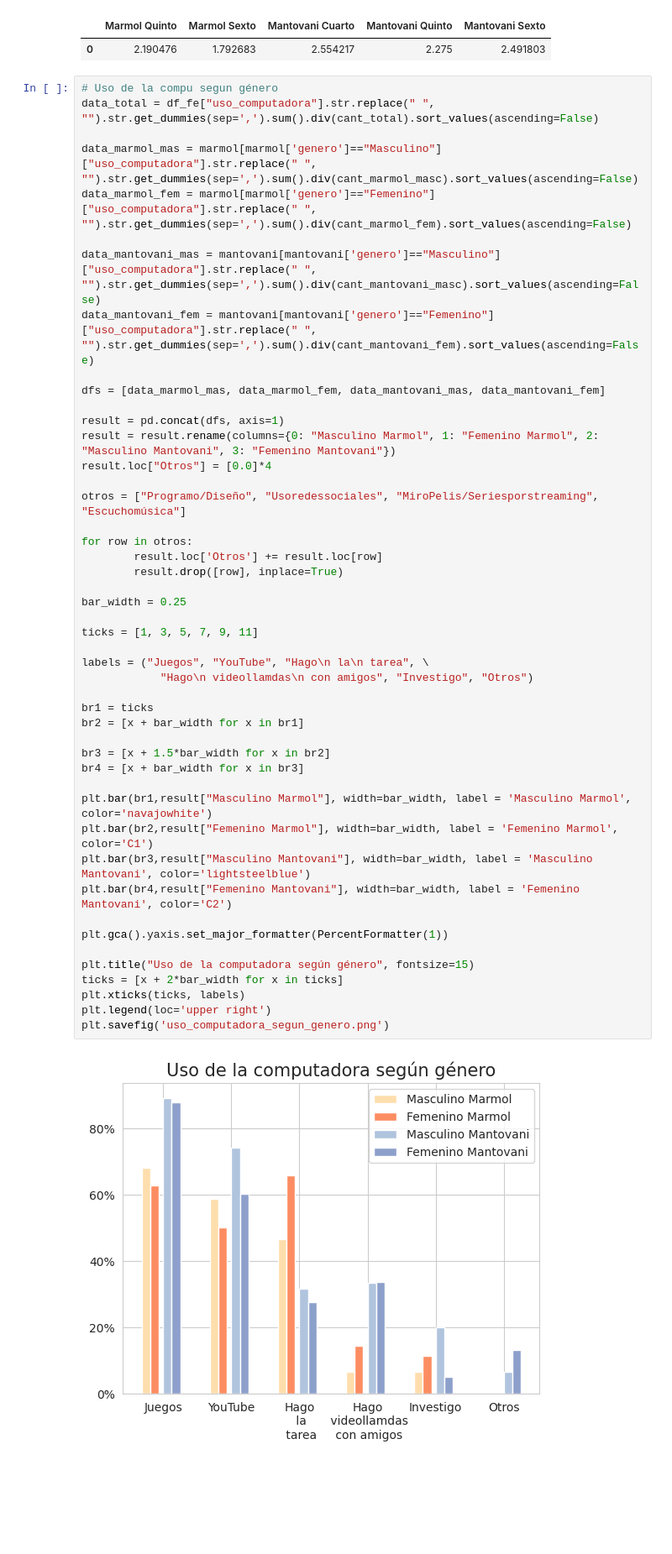
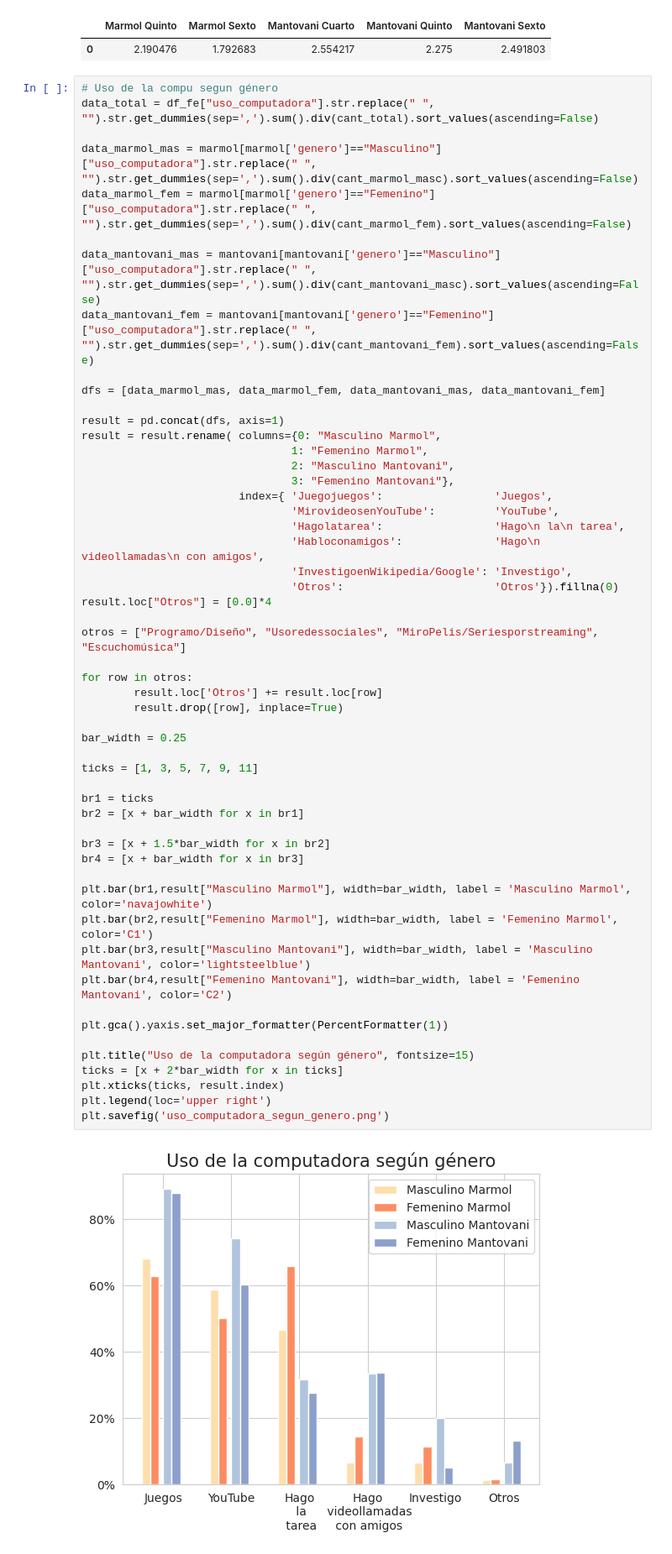
Before and after one commit to fedesassone/tesis, a Jupyter notebook: notebooks/poblacional/Poblacional.ipynb, the cells around one changed output. Shown at 84% size. Drawn from its saved outputs; the diff is of its cells as text; blank space fills up the shorter version.

```diff
--- a/notebooks/poblacional/Poblacional.ipynb
+++ b/notebooks/poblacional/Poblacional.ipynb
@@ -526,42 +526,48 @@ data_mantovani_fem = mantovani[mantovani['genero']=="Femenino"]["uso_computadora
 dfs = [data_marmol_mas, data_marmol_fem, data_mantovani_mas, data_mantovani_fem]
 
 result = pd.concat(dfs, axis=1)
-result = result.rename(columns={0: "Masculino Marmol", 1: "Femenino Marmol", 2: "Masculino Mantovani", 3: "Femenino Mantovani"})
+result = result.rename( columns={0: "Masculino Marmol",
+                                1: "Femenino Marmol",
+                                2: "Masculino Mantovani",
+                                3: "Femenino Mantovani"},
+                        index={ 'Juegojuegos':                 'Juegos',
+                                'MirovideosenYouTube':         'YouTube',
+                                'Hagolatarea':                 'Hago\n la\n tarea',
+                                'Habloconamigos':              'Hago\n videollamadas\n con amigos',
+                                'InvestigoenWikipedia/Google': 'Investigo',
+                                'Otros':                       'Otros'}).fillna(0)
 result.loc["Otros"] = [0.0]*4
 
 otros = ["Programo/Diseño", "Usoredessociales", "MiroPelis/Seriesporstreaming", "Escuchomúsica"]
 
 for row in otros:
         result.loc['Otros'] += result.loc[row]
         result.drop([row], inplace=True)
 
 bar_width = 0.25
 
 ticks = [1, 3, 5, 7, 9, 11]
-
-labels = ("Juegos", "YouTube", "Hago\n la\n tarea", \
-            "Hago\n videollamdas\n con amigos", "Investigo", "Otros")
 
 br1 = ticks
 br2 = [x + bar_width for x in br1]
 
 br3 = [x + 1.5*bar_width for x in br2]
 br4 = [x + bar_width for x in br3]
 
 plt.bar(br1,result["Masculino Marmol"], width=bar_width, label = 'Masculino Marmol', color='navajowhite')
 plt.bar(br2,result["Femenino Marmol"], width=bar_width, label = 'Femenino Marmol', color='C1')
 plt.bar(br3,result["Masculino Mantovani"], width=bar_width, label = 'Masculino Mantovani', color='lightsteelblue')
 plt.bar(br4,result["Femenino Mantovani"], width=bar_width, label = 'Femenino Mantovani', color='C2')
 
 plt.gca().yaxis.set_major_formatter(PercentFormatter(1))
 
 plt.title("Uso de la computadora según género", fontsize=15)
 ticks = [x + 2*bar_width for x in ticks]
-plt.xticks(ticks, labels)
+plt.xticks(ticks, result.index)
 plt.legend(loc='upper right')
 plt.savefig('uso_computadora_segun_genero.png')
 # %% [output]
-[figure, old version]
+[figure, new version]
 # %% [markdown]
 * Los porcentajes son en base a totales por colegio, por genero. Son porcentajes totales de cada género que elige esa opción.
 * En esta pregunta se permitían seleccionar varias respuestas.
```
Also changed, not shown: 1 other file.
